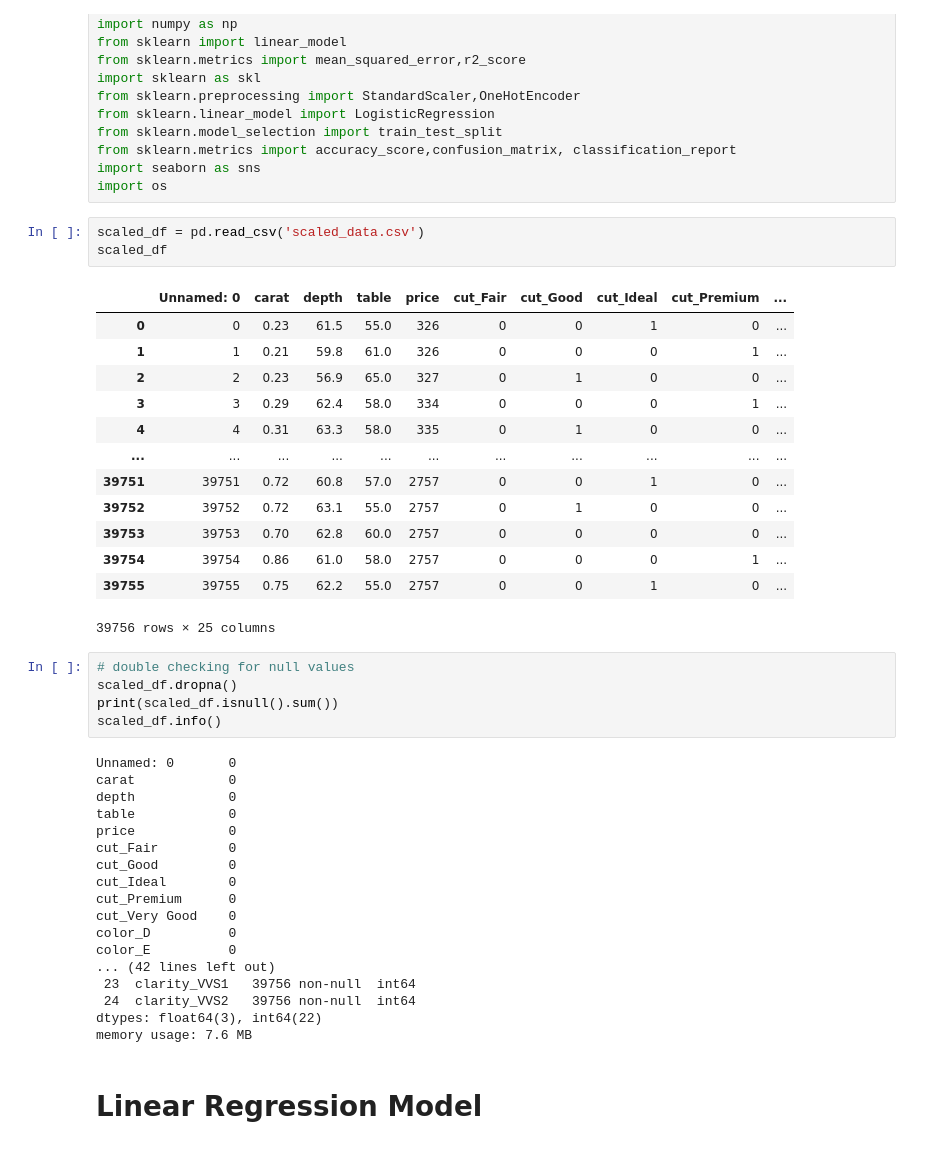
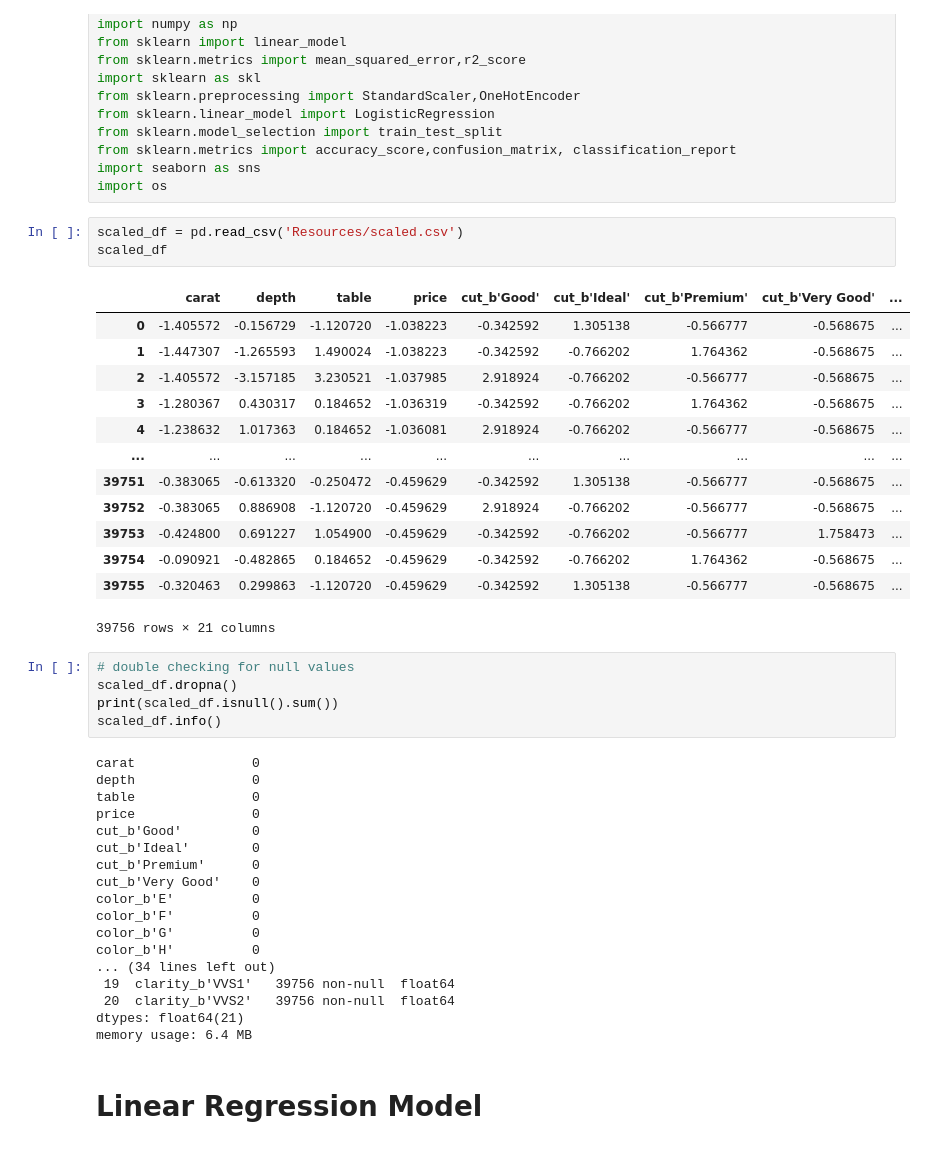
Before and after one commit to JamesHands18/Project4, a Jupyter notebook: Diamond Data Regression Model.ipynb, the cells around one changed output. Drawn from its saved outputs; the diff is of its cells as text.

```diff
--- a/Diamond Data Regression Model.ipynb
+++ b/Diamond Data Regression Model.ipynb
@@ -14,45 +14,45 @@ from sklearn.metrics import accuracy_score,confusion_matrix, classification_repo
 import seaborn as sns
 import os
 # %%
-scaled_df = pd.read_csv('scaled_data.csv')
+scaled_df = pd.read_csv('Resources/scaled.csv')
 scaled_df
 # %% [output]
-|  | Unnamed: 0 | carat | depth | table | price | cut_Fair | cut_Good | cut_Ideal | cut_Premium | ... |
-| 0 | 0 | 0.23 | 61.5 | 55.0 | 326 | 0 | 0 | 1 | 0 | ... |
-| 1 | 1 | 0.21 | 59.8 | 61.0 | 326 | 0 | 0 | 0 | 1 | ... |
-| 2 | 2 | 0.23 | 56.9 | 65.0 | 327 | 0 | 1 | 0 | 0 | ... |
-| 3 | 3 | 0.29 | 62.4 | 58.0 | 334 | 0 | 0 | 0 | 1 | ... |
-| 4 | 4 | 0.31 | 63.3 | 58.0 | 335 | 0 | 1 | 0 | 0 | ... |
-| ... | ... | ... | ... | ... | ... | ... | ... | ... | ... | ... |
-| 39751 | 39751 | 0.72 | 60.8 | 57.0 | 2757 | 0 | 0 | 1 | 0 | ... |
-| 39752 | 39752 | 0.72 | 63.1 | 55.0 | 2757 | 0 | 1 | 0 | 0 | ... |
-| 39753 | 39753 | 0.70 | 62.8 | 60.0 | 2757 | 0 | 0 | 0 | 0 | ... |
-| 39754 | 39754 | 0.86 | 61.0 | 58.0 | 2757 | 0 | 0 | 0 | 1 | ... |
-| 39755 | 39755 | 0.75 | 62.2 | 55.0 | 2757 | 0 | 0 | 1 | 0 | ... |
+|  | carat | depth | table | price | cut_b'Good' | cut_b'Ideal' | cut_b'Premium' | cut_b'Very Good' | ... |
+| 0 | -1.405572 | -0.156729 | -1.120720 | -1.038223 | -0.342592 | 1.305138 | -0.566777 | -0.568675 | ... |
+| 1 | -1.447307 | -1.265593 | 1.490024 | -1.038223 | -0.342592 | -0.766202 | 1.764362 | -0.568675 | ... |
+| 2 | -1.405572 | -3.157185 | 3.230521 | -1.037985 | 2.918924 | -0.766202 | -0.566777 | -0.568675 | ... |
+| 3 | -1.280367 | 0.430317 | 0.184652 | -1.036319 | -0.342592 | -0.766202 | 1.764362 | -0.568675 | ... |
+| 4 | -1.238632 | 1.017363 | 0.184652 | -1.036081 | 2.918924 | -0.766202 | -0.566777 | -0.568675 | ... |
+| ... | ... | ... | ... | ... | ... | ... | ... | ... | ... |
+| 39751 | -0.383065 | -0.613320 | -0.250472 | -0.459629 | -0.342592 | 1.305138 | -0.566777 | -0.568675 | ... |
+| 39752 | -0.383065 | 0.886908 | -1.120720 | -0.459629 | 2.918924 | -0.766202 | -0.566777 | -0.568675 | ... |
+| 39753 | -0.424800 | 0.691227 | 1.054900 | -0.459629 | -0.342592 | -0.766202 | -0.566777 | 1.758473 | ... |
+| 39754 | -0.090921 | -0.482865 | 0.184652 | -0.459629 | -0.342592 | -0.766202 | 1.764362 | -0.568675 | ... |
+| 39755 | -0.320463 | 0.299863 | -1.120720 | -0.459629 | -0.342592 | 1.305138 | -0.566777 | -0.568675 | ... |
-39756 rows × 25 columns
+39756 rows × 21 columns
 # %%
 # double checking for null values
 scaled_df.dropna()
 print(scaled_df.isnull().sum())
 scaled_df.info()
 # %% [output]
-Unnamed: 0       0
-carat            0
-depth            0
-table            0
-price            0
-cut_Fair         0
-cut_Good         0
-cut_Ideal        0
-cut_Premium      0
-cut_Very Good    0
-color_D          0
-color_E          0
-... (42 lines left out)
- 23  clarity_VVS1   39756 non-null  int64
- 24  clarity_VVS2   39756 non-null  int64
-dtypes: float64(3), int64(22)
-memory usage: 7.6 MB
+carat               0
+depth               0
+table               0
+price               0
+cut_b'Good'         0
+cut_b'Ideal'        0
+cut_b'Premium'      0
+cut_b'Very Good'    0
+color_b'E'          0
+color_b'F'          0
+color_b'G'          0
+color_b'H'          0
+... (34 lines left out)
+ 19  clarity_b'VVS1'   39756 non-null  float64
+ 20  clarity_b'VVS2'   39756 non-null  float64
+dtypes: float64(21)
+memory usage: 6.4 MB
 # %% [markdown]
 # Linear Regression Model
 # %% [markdown]
```
Also changed, not shown: parts of 5 cells of this notebook, 5 other files.
